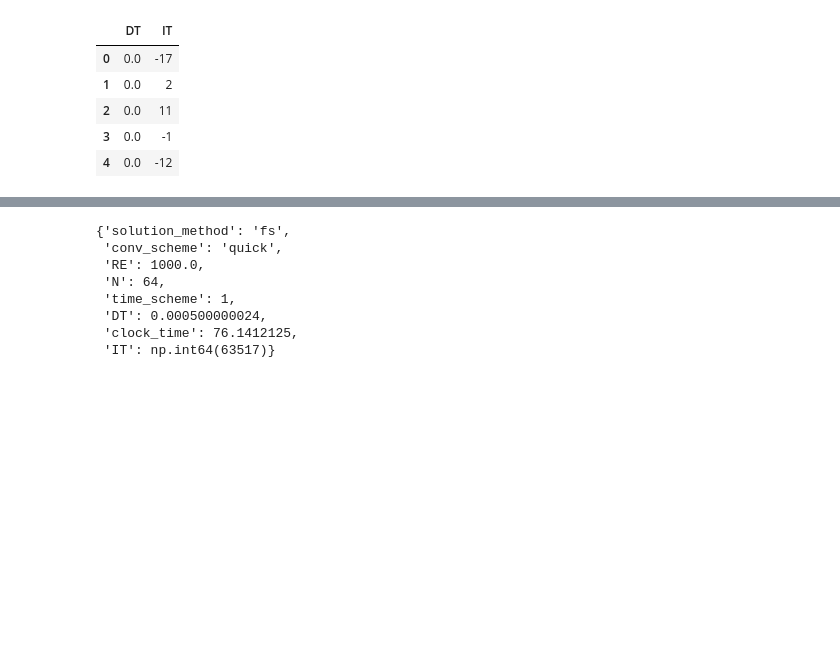
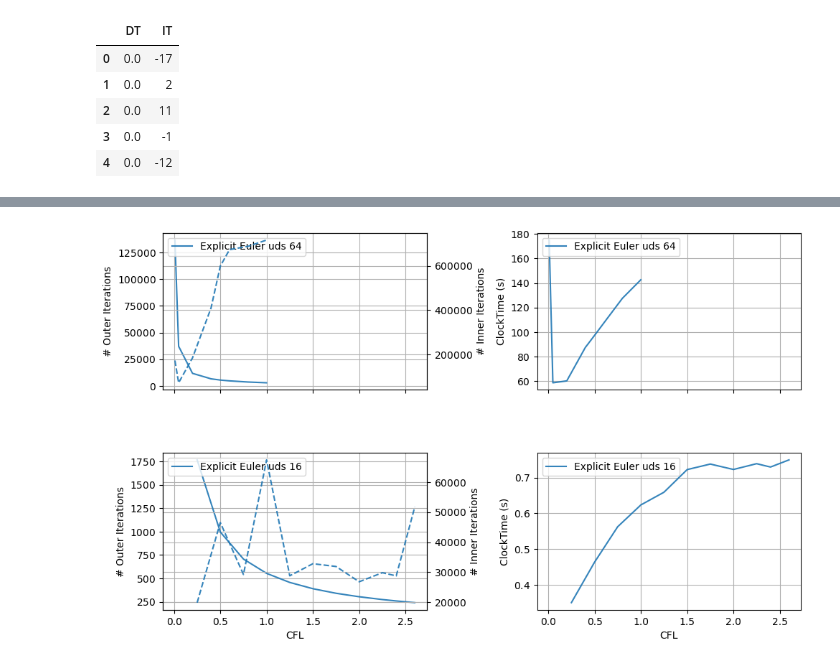
Before and after one commit to annashens/ME663-project, a Jupyter notebook: postprocess/6_cfl_urf.ipynb, the cells around one changed output, grey strips where cells are left out. Cells and saved outputs as stored; diff of their text form; code cells hidden in the pictures; blank space fills up the shorter version.

```diff
--- a/postprocess/6_cfl_urf.ipynb
+++ b/postprocess/6_cfl_urf.ipynb
@@ -161,12 +168,63 @@ Text(0.5, 1.0, 'SIMPLE')
-# %%
-case=CavityCase(20)
-case.meta
-# %% [output]
-{'solution_method': 'fs',
- 'conv_scheme': 'quick',
- 'RE': 1000.0,
- 'N': 64,
- 'time_scheme': 1,
- 'DT': 0.000500000024,
- 'clock_time': 76.1412125,
- 'IT': np.int64(63517)}
+# %%
+import matplotlib.pyplot as plt
+import numpy as np
+from matplotlib.ticker import ScalarFormatter
+
+time_scheme_dict = {1: "Explicit Euler", 2: "AB2"}
+
+# Number of groups
+n_groups = len(EFSM_groups)
+
+# Create subplots: n rows, 2 columns (line + bar or line + twin)
+fig, axes = plt.subplots(n_groups, 2, figsize=(10, 3*n_groups), sharex=True)
+
+# Make axes 2D if only 1 row
+if n_groups == 1:
+    axes = np.array([axes])
+
+for i, (group_name, group) in enumerate(EFSM_groups.items()):
+    meta_df = group.compare_meta()
+    DX = 1 / meta_df['N']
+    meta_df['CFL'] = meta_df['DT'] / DX
+    meta_df = meta_df.sort_values(by='CFL')
+
+    label = f"{time_scheme_dict[group.time_scheme]} {group.conv_scheme} {group.N}"
+
+    # --- Left subplot: iterations ---
+    ax_iter = axes[i,0]
+    ax_iter.plot(meta_df['CFL'], meta_df["IT"], label=label, linewidth=1.5, alpha=0.9)
+
+    # Add twin axis for inner iterations
+    ax_inner = ax_iter.twinx()
+    ax_inner.plot(meta_df['CFL'], meta_df["total_inner_iterations"], label=label, linewidth=1.5, alpha=0.9, linestyle='--')
+
+    # --- Right subplot: clock time ---
+    ax_time = axes[i,1]
+    ax_time.plot(meta_df['CFL'], meta_df["clock_time"], label=label, linewidth=1.5, alpha=0.9)
+
+    # --- Formatting ---
+    for ax in [ax_iter, ax_inner, ax_time]:
+        ax.yaxis.set_major_formatter(ScalarFormatter(useMathText=True))
+        ax.grid(which='major')
+        ax.grid(which='minor', alpha=0.5)
+
+    ax_iter.set_ylabel("# Outer Iterations")
+    ax_inner.set_ylabel("# Inner Iterations")
+    ax_time.set_ylabel("ClockTime (s)")
+
+    if i == n_groups - 1:
+        # Only bottom row gets x-label
+        ax_iter.set_xlabel("CFL")
+        ax_time.set_xlabel("CFL")
+
+    # Add legends
+    ax_iter.legend(loc='upper left')
+    ax_time.legend(loc='upper left')
+
+# Adjust layout
+fig.tight_layout(pad=1)
+fig.subplots_adjust(hspace=0.4)  # space between rows
+
+plt.show()
+# %% [output]
+[figure, added]
```
Also changed, not shown: parts of 5 cells of this notebook, 40 other files.
